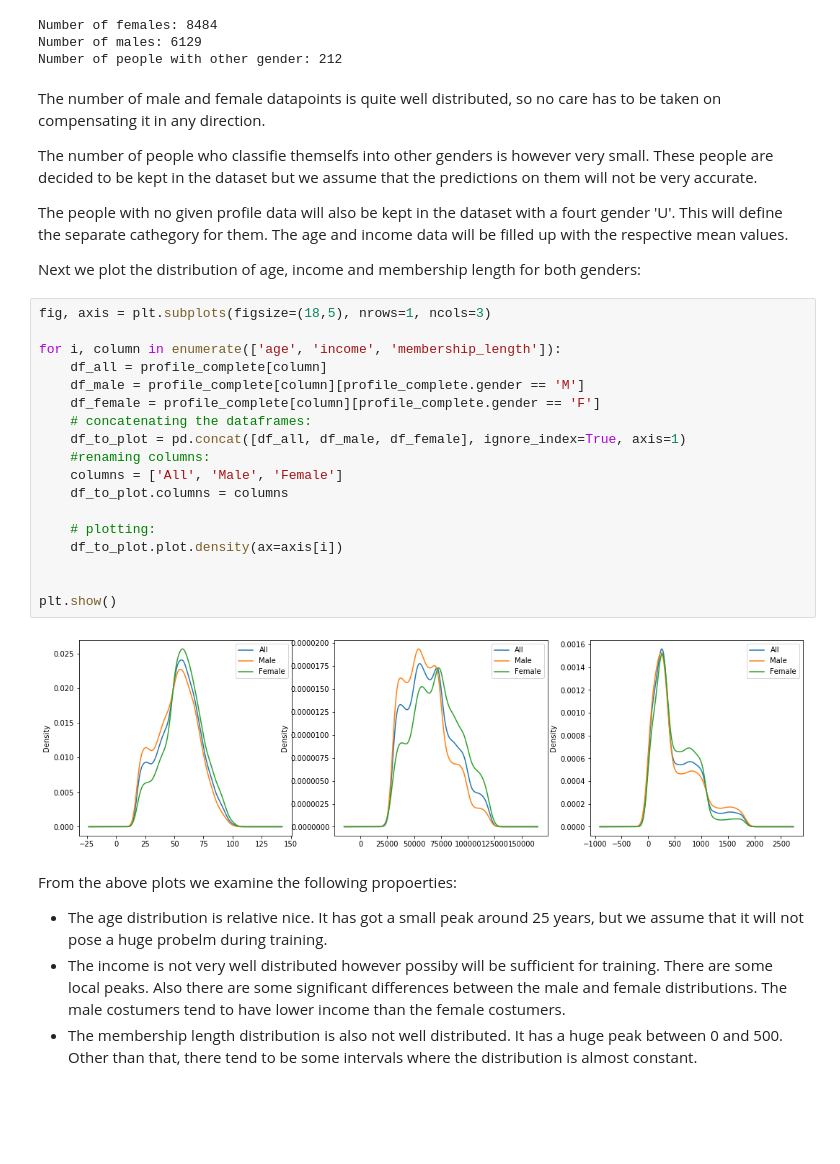
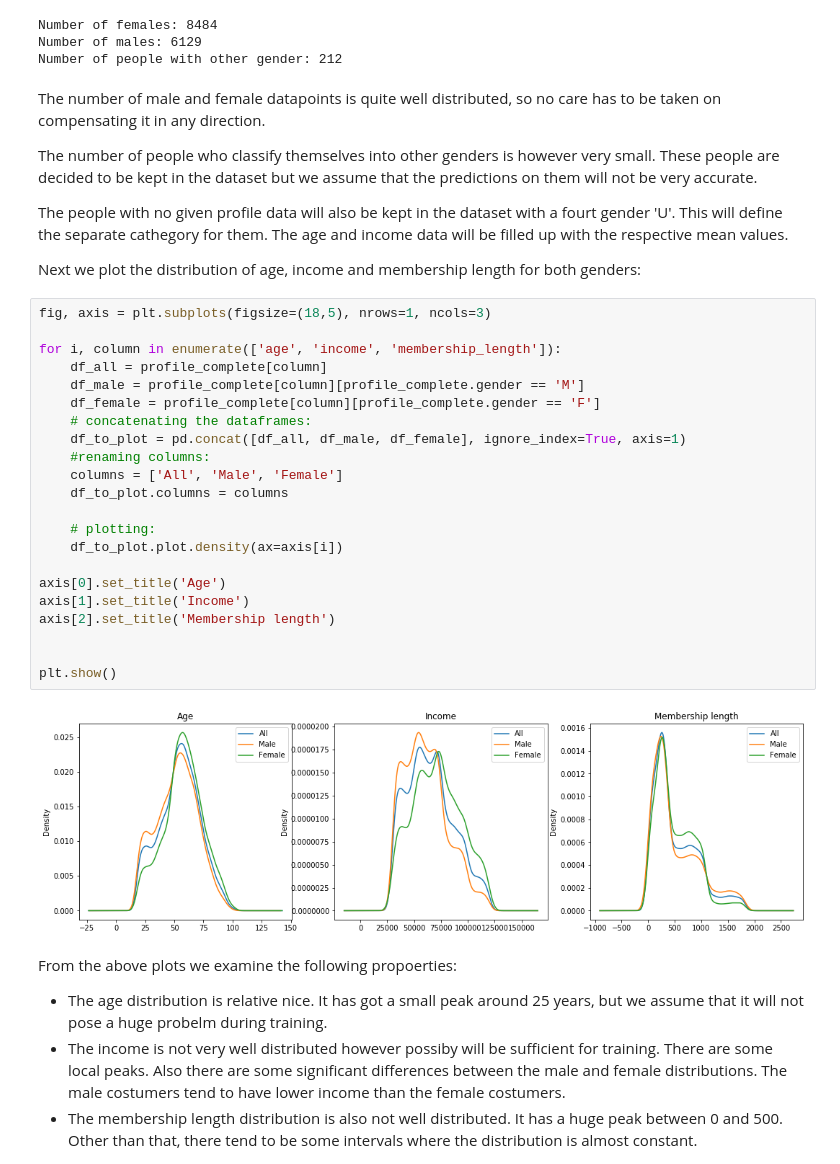
Before and after one commit to ferenctorok/starbucks_capstone_challenge, a Jupyter notebook: data_exploration.ipynb, the cells around one changed output. Cells and saved outputs as stored; diff of their text form; blank space fills up the shorter version.

```diff
--- a/data_exploration.ipynb
+++ b/data_exploration.ipynb
@@ -112,7 +112,7 @@ Number of people with other gender: 212
 # %% [markdown]
 The number of male and female datapoints is quite well distributed, so no care has to be taken on compensating it in any direction.
 
-The number of people who classifie themselfs into other genders is however very small. These people are decided to be kept in the dataset but we assume that the predictions on them will not be very accurate.
+The number of people who classify themselves into other genders is however very small. These people are decided to be kept in the dataset but we assume that the predictions on them will not be very accurate.
 
 The people with no given profile data will also be kept in the dataset with a fourt gender 'U'. This will define the separate cathegory for them. The age and income data will be filled up with the respective mean values.
 
@@ -120,23 +120,27 @@ Next we plot the distribution of age, income and membership length for both gend
 # %%
 fig, axis = plt.subplots(figsize=(18,5), nrows=1, ncols=3)
 
 for i, column in enumerate(['age', 'income', 'membership_length']):
     df_all = profile_complete[column]
     df_male = profile_complete[column][profile_complete.gender == 'M']
     df_female = profile_complete[column][profile_complete.gender == 'F']
     # concatenating the dataframes:
     df_to_plot = pd.concat([df_all, df_male, df_female], ignore_index=True, axis=1)
     #renaming columns:
     columns = ['All', 'Male', 'Female']
     df_to_plot.columns = columns
 
     # plotting:
     df_to_plot.plot.density(ax=axis[i])
 
+axis[0].set_title('Age')
+axis[1].set_title('Income')
+axis[2].set_title('Membership length')
+
 
 plt.show()
 # %% [output]
-[figure, old version]
+[figure, new version]
 # %% [markdown]
 From the above plots we examine the following propoerties:
 * The age distribution is relative nice. It has got a small peak around 25 years, but we assume that it will not pose a huge probelm during training.
```
Also changed, not shown: parts of 1 cell of this notebook, 20 other files.
